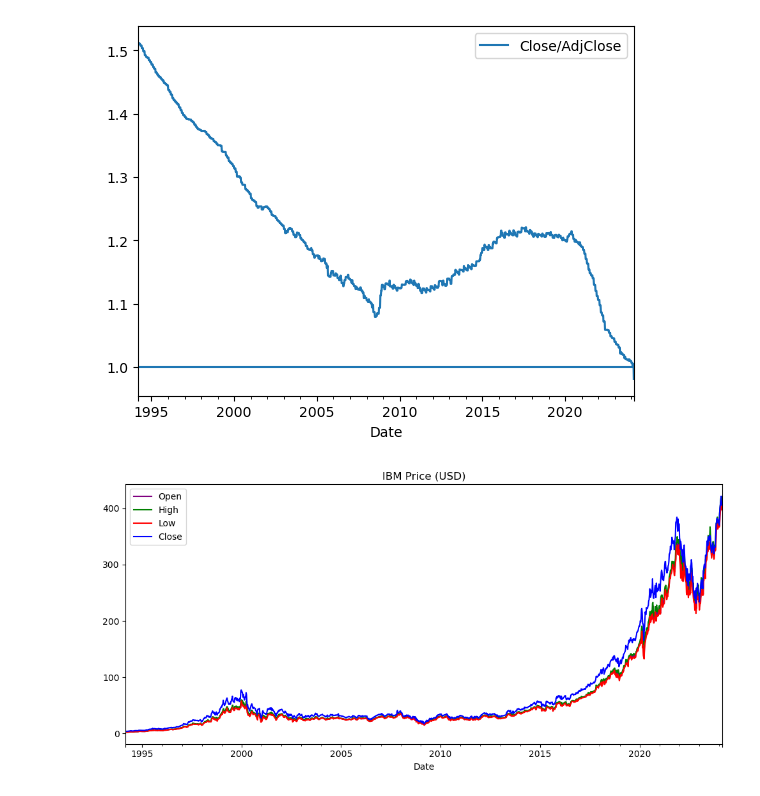
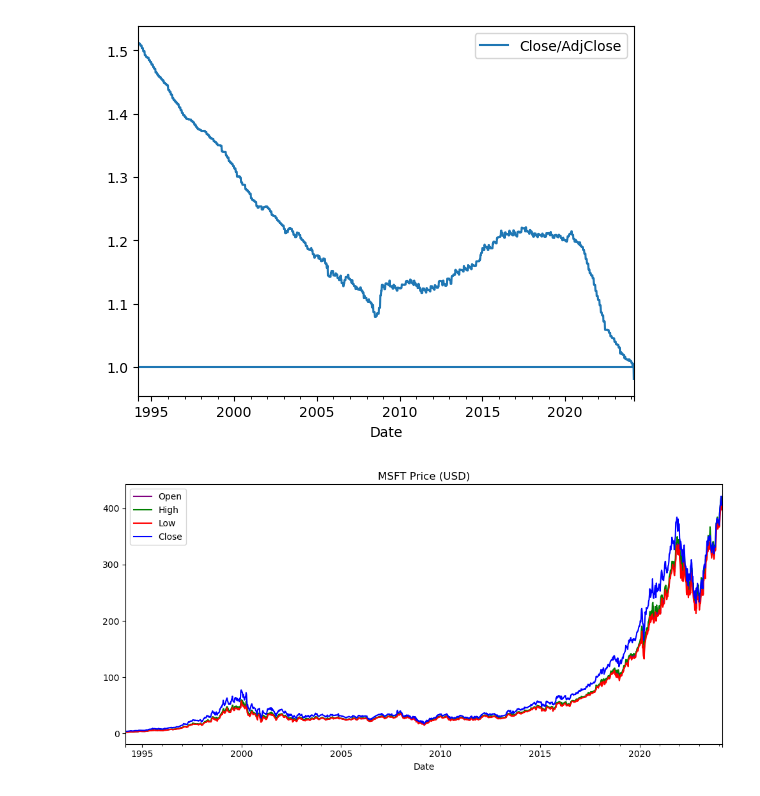
Before and after one commit to elenatomasella/ML, a Jupyter notebook: microsoft_preprocessing.ipynb, the cells around one changed output. Drawn from its saved outputs; the diff is of its cells as text; code cells hidden in the pictures.

```diff
--- a/microsoft_preprocessing.ipynb
+++ b/microsoft_preprocessing.ipynb
@@ -128,14 +128,14 @@ plt.hlines(y=1, xmin=msft_df['Date'].min(), xmax=msft_df['Date'].max())
 # %%
 fig,ax=plt.subplots(figsize=(10,5))
 
 msft_df.plot(x='Date', y='Open', ax=ax, color = 'purple')
 msft_df.plot(x='Date', y='High', ax=ax, color = 'green')
 msft_df.plot(x='Date', y='Low', ax=ax, color = 'red')
 merged_df.plot(x='Date', y='Close', ax=ax, color = 'blue')
-ax.set_title('IBM Price (USD)')
+ax.set_title('MSFT Price (USD)')
 ax.set_xlabel('Date')
 
 plt.tight_layout()
 plt.show()
 # %% [output]
-[figure, old version]
+[figure, new version]
```
Also changed, not shown: parts of 6 cells of this notebook, 1 other file.
